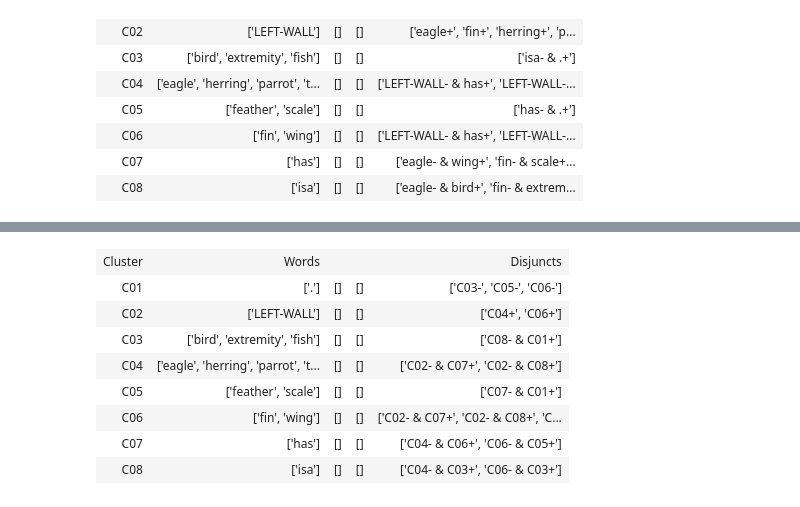
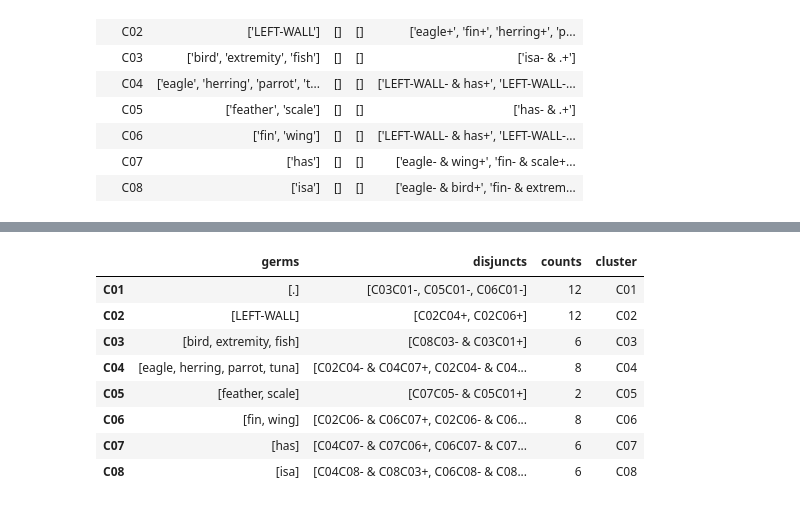
Before and after one commit to opencog/language-learning, a Jupyter notebook: notebooks/POC-Turtle-5-Lexical-Entries.ipynb, the cells around one changed output, grey strips where cells are left out. Drawn from its saved outputs; the diff is of its cells as text; code cells hidden in the pictures.

```diff
--- a/notebooks/POC-Turtle-5-Lexical-Entries.ipynb
+++ b/notebooks/POC-Turtle-5-Lexical-Entries.ipynb
@@ -131,15 +142,14 @@ The next step from multi-germ-multi-disjunct lexical entries to Link Grammar rul
 # %%
 from src.link_grammar.turtle import disjuncts2clusters
 rules = disjuncts2clusters(dfc)  # DataFrame
-lg_rule_list = entries2rules(rules)
-display(html_table([['Cluster','Words','','','Disjuncts']] + lg_rule_list))
+rules   # 80307 tmp
 # %% [output]
-| Cluster | Words |  |  | Disjuncts |
-| C01 | ['.'] | [] | [] | ['C03-', 'C05-', 'C06-'] |
-| C02 | ['LEFT-WALL'] | [] | [] | ['C04+', 'C06+'] |
-| C03 | ['bird', 'extremity', 'fish'] | [] | [] | ['C08- & C01+'] |
-| C04 | ['eagle', 'herring', 'parrot', 't... | [] | [] | ['C02- & C07+', 'C02- & C08+'] |
-| C05 | ['feather', 'scale'] | [] | [] | ['C07- & C01+'] |
-| C06 | ['fin', 'wing'] | [] | [] | ['C02- & C07+', 'C02- & C08+', 'C... |
-| C07 | ['has'] | [] | [] | ['C04- & C06+', 'C06- & C05+'] |
-| C08 | ['isa'] | [] | [] | ['C04- & C03+', 'C06- & C03+'] |
+|  | germs | disjuncts | counts | cluster |
+| C01 | [.] | [C03C01-, C05C01-, C06C01-] | 12 | C01 |
+| C02 | [LEFT-WALL] | [C02C04+, C02C06+] | 12 | C02 |
+| C03 | [bird, extremity, fish] | [C08C03- & C03C01+] | 6 | C03 |
+| C04 | [eagle, herring, parrot, tuna] | [C02C04- & C04C07+, C02C04- & C04... | 8 | C04 |
+| C05 | [feather, scale] | [C07C05- & C05C01+] | 2 | C05 |
+| C06 | [fin, wing] | [C02C06- & C06C07+, C02C06- & C06... | 8 | C06 |
+| C07 | [has] | [C04C07- & C07C06+, C06C07- & C07... | 6 | C07 |
+| C08 | [isa] | [C04C08- & C08C03+, C06C08- & C08... | 6 | C08 |
```
Also changed, not shown: parts of 19 cells of this notebook, 14 other files.
